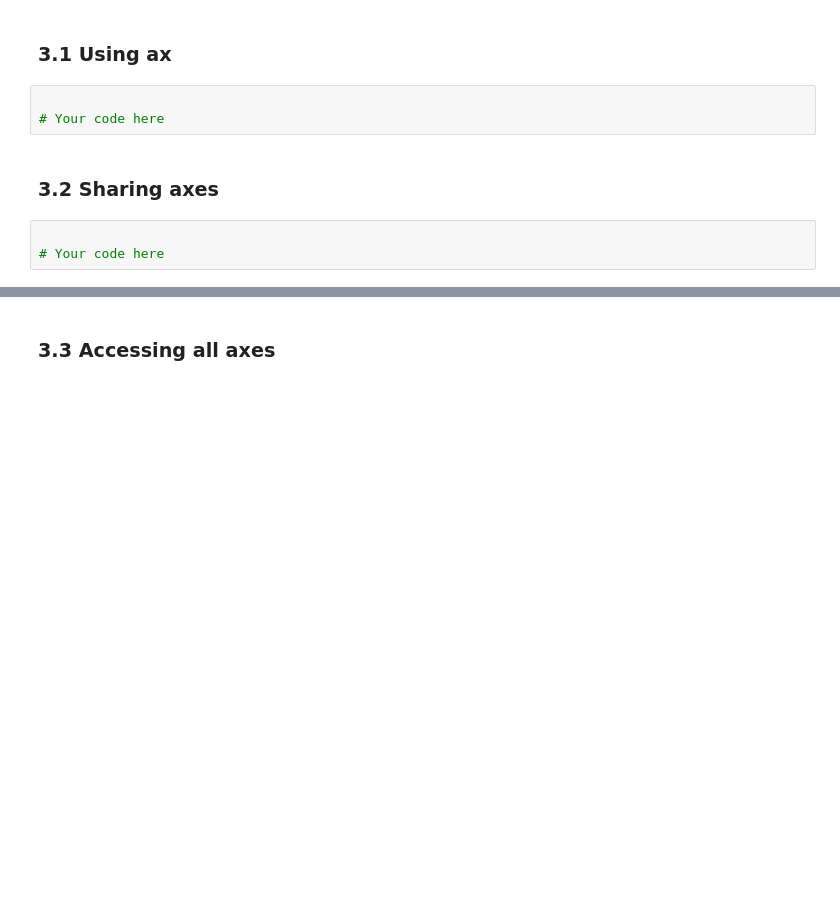
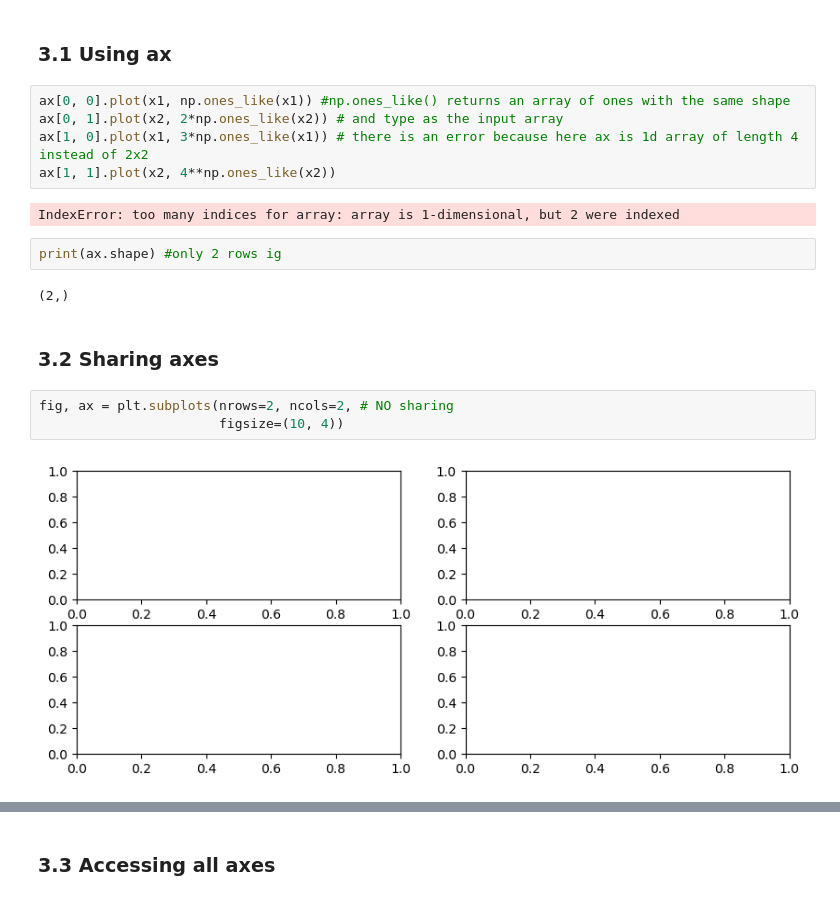
Before and after one commit to SPS-SP2273/learning-portfolio-nikitakunchur, a Jupyter notebook: plotting/plotting_(good).ipynb, the cells around one changed output, grey strips where cells are left out. Saved outputs shown, nothing was run; the diff lists cells and outputs as text; blank space fills up the shorter version.

```diff
--- a/plotting/plotting_(good).ipynb
+++ b/plotting/plotting_(good).ipynb
@@ -97,10 +113,20 @@ fig, ax = plt.subplots(nrows=2, ncols=1,
 # %% [markdown]
 ### 3.1 Using ax
 # %%
-
-# Your code here
+ax[0, 0].plot(x1, np.ones_like(x1)) #np.ones_like() returns an array of ones with the same shape
+ax[0, 1].plot(x2, 2*np.ones_like(x2)) # and type as the input array
+ax[1, 0].plot(x1, 3*np.ones_like(x1)) # there is an error because here ax is 1d array of length 4 instead of 2x2
+ax[1, 1].plot(x2, 4**np.ones_like(x2))
+# %% [output]
+IndexError: too many indices for array: array is 1-dimensional, but 2 were indexed
+# %%
+print(ax.shape) #only 2 rows ig
+# %% [output]
+(2,)
 # %% [markdown]
 ### 3.2 Sharing axes
 # %%
-
-# Your code here
+fig, ax = plt.subplots(nrows=2, ncols=2, # NO sharing
+                       figsize=(10, 4))
+# %% [output]
+[figure, added]
```
Also changed, not shown: parts of 18 cells of this notebook, 3 other files.
